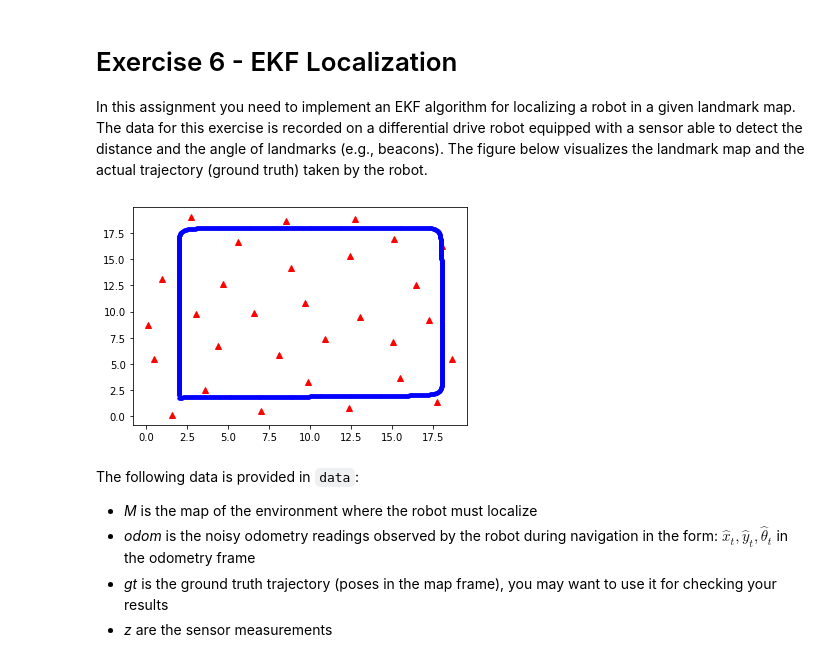
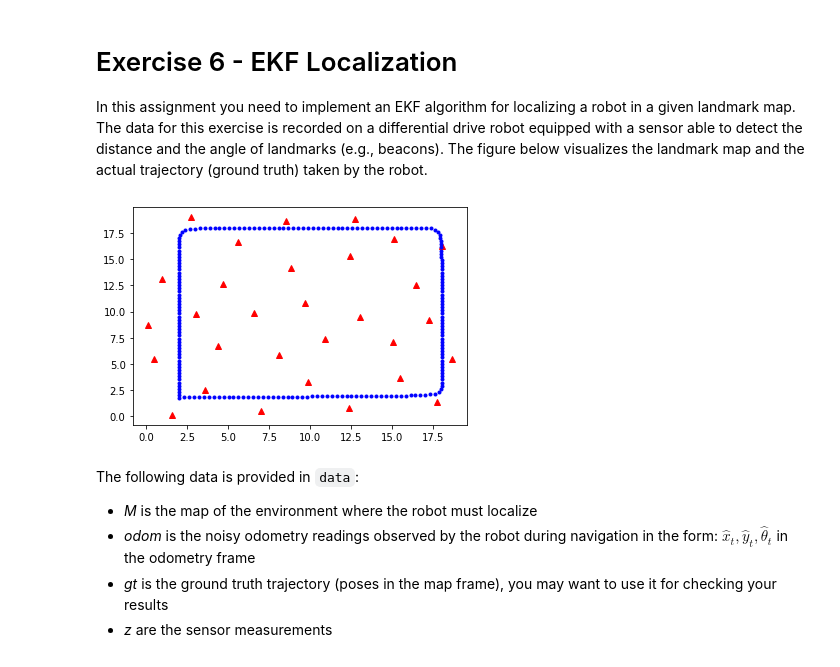
Before and after one commit to abdulahad01/mobileRobotics, a Jupyter notebook: 2020-msr1-exercise-05-EKF-localization/ex6.ipynb, the cells around one changed output. Drawn from its saved outputs; the diff is of its cells as text; code cells hidden in the pictures.

```diff
--- a/2020-msr1-exercise-05-EKF-localization/ex6.ipynb
+++ b/2020-msr1-exercise-05-EKF-localization/ex6.ipynb
@@ -6,28 +6,28 @@ The data for this exercise is recorded on a differential drive robot equipped wi
 # %%
 import pickle
 import numpy as np
 import matplotlib.pyplot as plt
 from ex6 import *
 %matplotlib inline
 
 # read dataset
 data = pickle.load(open("dataset_2d_landmarks.p", "rb"))
 
 # get landmark coordinates
 M = data['M']
 
 # get ground truth trajectory
 gt_traj = data['gt']
 
 # show map
 plt.figure(1)
 plt.plot(M[:,0], M[:,1], '^r')
 
 # show ground truth trajectory
-for i in range(0,len(gt_traj)):
+for i in range(0,len(gt_traj),10):
     plt.plot(gt_traj[i][0],gt_traj[i][1], '.b')
 # %% [output]
-[figure, old version]
+[figure, new version]
 # %% [markdown]
 The following data is provided in `data`:
 
```
Also changed, not shown: parts of 7 cells of this notebook, 2 other files.
